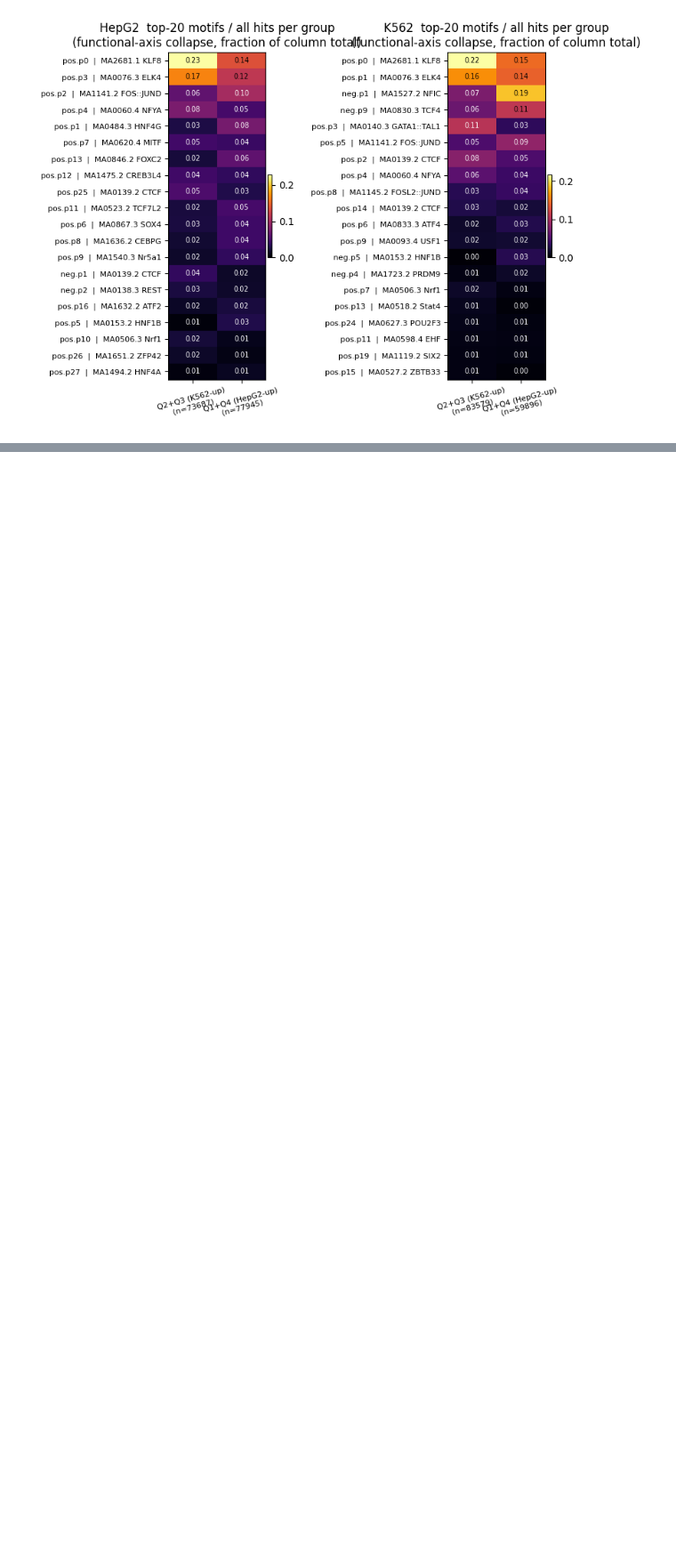
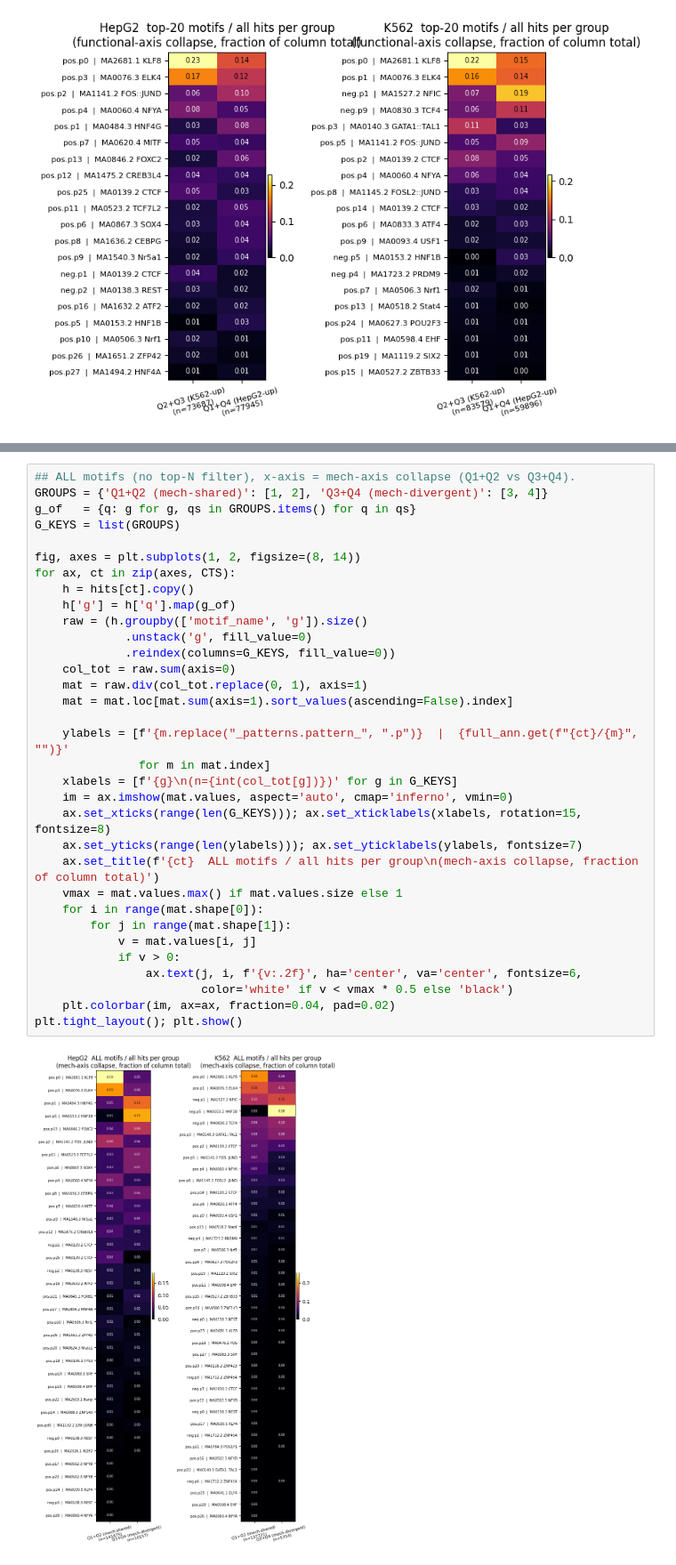
Before and after one commit to pabmantilla/Hippo_dependency_mpra, a Jupyter notebook: genomic_targets/scripts/2d_diff_call/scripts/notebooks/enrich_disco.ipynb, the cells around one changed output, grey strips where cells are left out. Shown at 89% size. Cells and saved outputs as stored; diff of their text form; blank space fills up the shorter version.

```diff
--- a/genomic_targets/scripts/2d_diff_call/scripts/notebooks/enrich_disco.ipynb
+++ b/genomic_targets/scripts/2d_diff_call/scripts/notebooks/enrich_disco.ipynb
@@ -341,0 +416,35 @@ plt.tight_layout(); plt.show()
+# %%
+## ALL motifs (no top-N filter), x-axis = mech-axis collapse (Q1+Q2 vs Q3+Q4).
+GROUPS = {'Q1+Q2 (mech-shared)': [1, 2], 'Q3+Q4 (mech-divergent)': [3, 4]}
+g_of   = {q: g for g, qs in GROUPS.items() for q in qs}
+G_KEYS = list(GROUPS)
+
+fig, axes = plt.subplots(1, 2, figsize=(8, 14))
+for ax, ct in zip(axes, CTS):
+    h = hits[ct].copy()
+    h['g'] = h['q'].map(g_of)
+    raw = (h.groupby(['motif_name', 'g']).size()
+             .unstack('g', fill_value=0)
+             .reindex(columns=G_KEYS, fill_value=0))
+    col_tot = raw.sum(axis=0)
+    mat = raw.div(col_tot.replace(0, 1), axis=1)
+    mat = mat.loc[mat.sum(axis=1).sort_values(ascending=False).index]
+
+    ylabels = [f'{m.replace("_patterns.pattern_", ".p")}  |  {full_ann.get(f"{ct}/{m}", "")}'
+               for m in mat.index]
+    xlabels = [f'{g}\n(n={int(col_tot[g])})' for g in G_KEYS]
+    im = ax.imshow(mat.values, aspect='auto', cmap='inferno', vmin=0)
+    ax.set_xticks(range(len(G_KEYS))); ax.set_xticklabels(xlabels, rotation=15, fontsize=8)
+    ax.set_yticks(range(len(ylabels))); ax.set_yticklabels(ylabels, fontsize=7)
+    ax.set_title(f'{ct}  ALL motifs / all hits per group\n(mech-axis collapse, fraction of column total)')
+    vmax = mat.values.max() if mat.values.size else 1
+    for i in range(mat.shape[0]):
+        for j in range(mat.shape[1]):
+            v = mat.values[i, j]
+            if v > 0:
+                ax.text(j, i, f'{v:.2f}', ha='center', va='center', fontsize=6,
+                        color='white' if v < vmax * 0.5 else 'black')
+    plt.colorbar(im, ax=ax, fraction=0.04, pad=0.02)
+plt.tight_layout(); plt.show()
+# %% [output]
+[figure, added]
```
Also changed, not shown: parts of 6 cells of this notebook, 5 other files.
